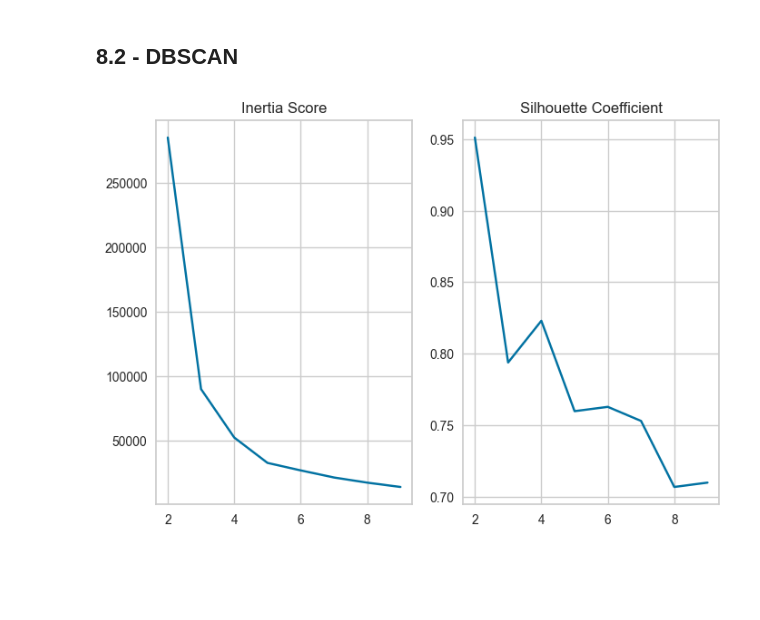
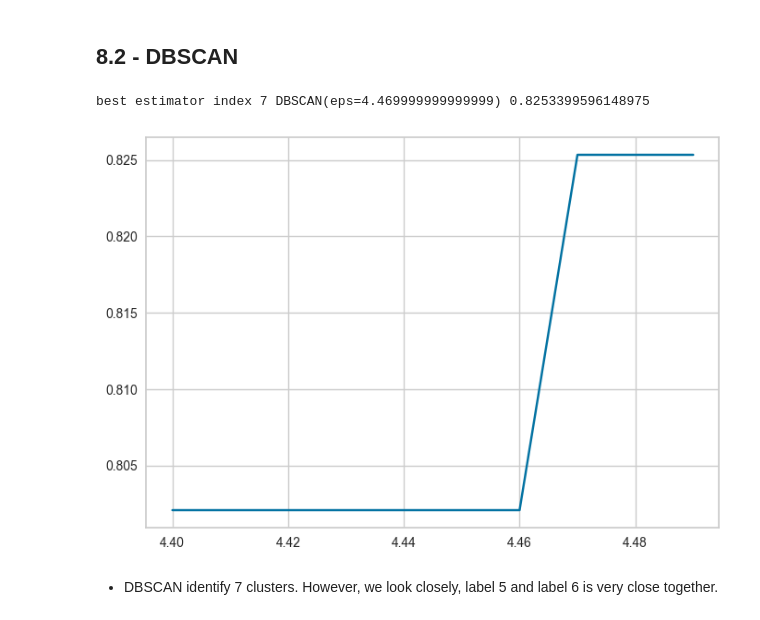
Before and after one commit to jasonrichdarmawan/p1-g4, a Jupyter notebook: h8dsft_P1G4_jason_rich_darmawan_onggo_putra.ipynb, the cells around one changed output. Drawn from its saved outputs; the diff is of its cells as text; code cells hidden in the pictures; blank space fills up the shorter version.

Commit message:
add dbscan

```diff
--- a/h8dsft_P1G4_jason_rich_darmawan_onggo_putra.ipynb
+++ b/h8dsft_P1G4_jason_rich_darmawan_onggo_putra.ipynb
@@ -633,11 +662,12 @@ def isolate():
 
 isolate()
 # %%
-# Training DBScan
+# Training DBSCAN
 def isolate():
     X_train_final = preprocessor.fit_transform(X=X_train)
 
-    dbscan.fit(X=X_train_final)
+    for dbscan in dbscan_list:
+        dbscan.fit(X=X_train_final)
 
 isolate()
 # %% [markdown]
@@ -749,6 +779,7 @@ def isolate():
     x, y, z = X_train_final.T
 
     fig = px.scatter_3d(x=x, y=y, z=z, color=kmeans.labels_)
+    fig.update_traces(marker_size=3)
     fig.show()
 
 isolate()
@@ -810,28 +841,22 @@ isolate()
 [figure]
 # %% [markdown]
 ## 8.2 - DBSCAN
-# %%
-# Get Reduction in Variation and Silhouette Score
-def isolate():
-    X_train_final = preprocessor.fit_transform(X=X_train)
-
-    inertia = []
-    silh = []
-
-    for kmeans in kmeans_list:
-        inertia.append(kmeans.inertia_)
-        silh.append(silhouette_score(X_train_final, kmeans.labels_))
-
-    _, axes = plt.subplots(nrows=1, ncols=2)
-
-    n_clusters = range(2,10)
-
-    axes[0].plot(n_clusters, inertia)
-    axes[0].set_title('Inertia Score')
-
-    axes[1].plot(n_clusters, silh)
-    axes[1].set_title('Silhouette Coefficient')
-
-isolate()
-# %% [output]
-[figure, removed]
+# %%
+def isolate():
+    X_train_final = preprocessor.fit_transform(X=X_train)
+
+    silh = []
+
+    for dbscan in dbscan_list:
+        silh.append(silhouette_score(X=X_train_final, labels=dbscan.labels_))
+
+    print("best estimator index", np.argmax(silh), dbscan_list[np.argmax(silh)], max(silh))
+
+    sns.lineplot(x=eps_list, y=silh)
+
+isolate()
+# %% [output]
+best estimator index 7 DBSCAN(eps=4.469999999999999) 0.8253399596148975
+[figure, added]
+# %% [markdown]
+- DBSCAN identify 7 clusters. However, we look closely, label 5 and label 6 is very close together.
```
Also changed, not shown: parts of 12 cells of this notebook.
